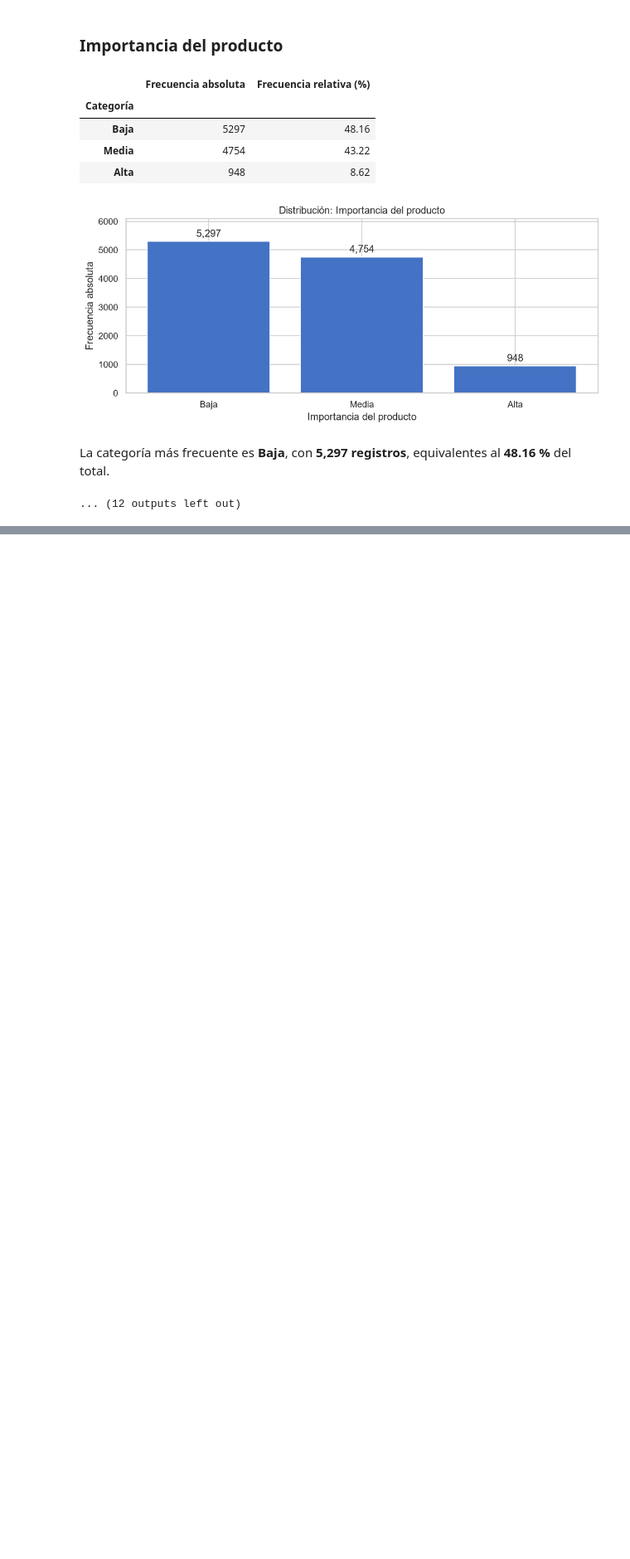
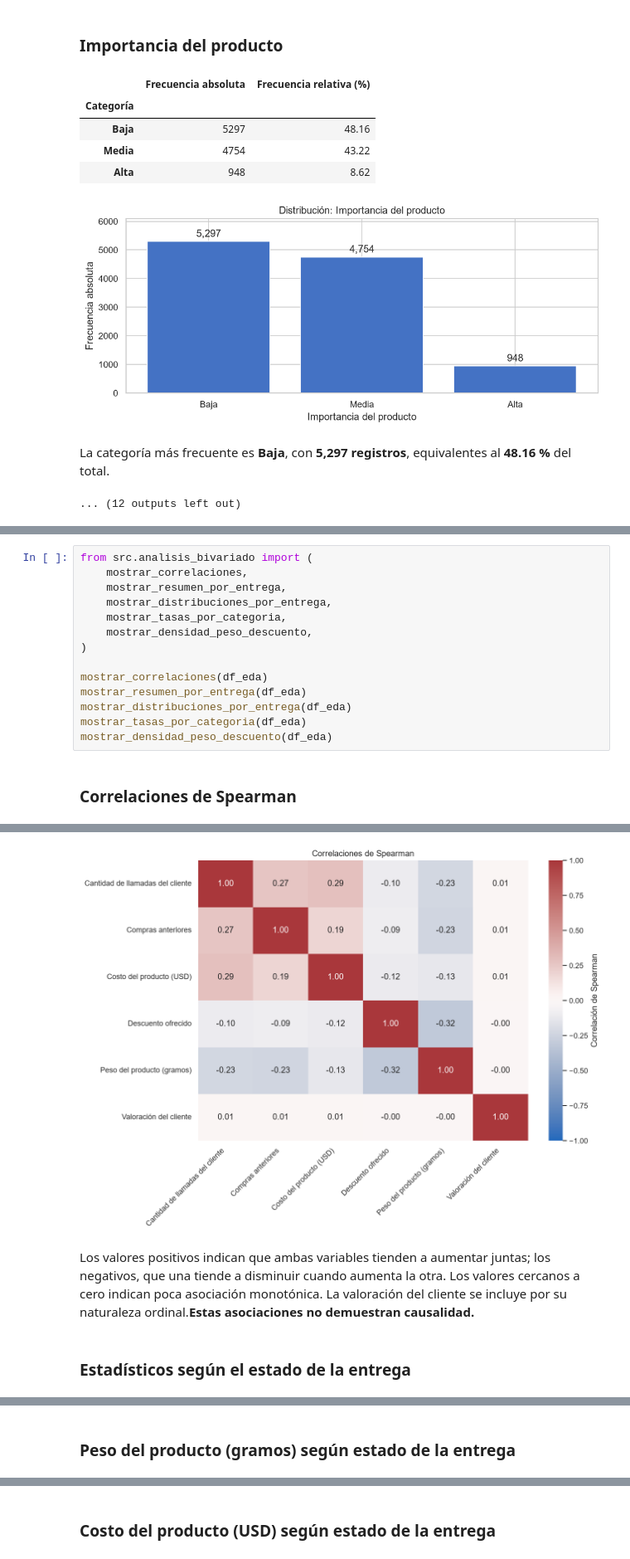
Before and after one commit to jorge170102/ESTAD-STICA-COMPUTACIONAL---Grupo-7--MCDI501.202682.1914.EL.ON, a Jupyter notebook: notebooks/sumativa_1.ipynb, the cells around one changed output, grey strips where cells are left out. Shown at 83% size. Cells and saved outputs as stored; diff of their text form; blank space fills up the shorter version.

Commit message:
Análisis bivariado

```diff
--- a/notebooks/sumativa_1.ipynb
+++ b/notebooks/sumativa_1.ipynb
@@ -566,0 +570,16 @@ La categoría más frecuente es **Baja**, con **5,297 registros**, equivalentes
+# %%
+from src.analisis_bivariado import (
+    mostrar_correlaciones,
+    mostrar_resumen_por_entrega,
+    mostrar_distribuciones_por_entrega,
+    mostrar_tasas_por_categoria,
+    mostrar_densidad_peso_descuento,
+)
+
+mostrar_correlaciones(df_eda)
+mostrar_resumen_por_entrega(df_eda)
+mostrar_distribuciones_por_entrega(df_eda)
+mostrar_tasas_por_categoria(df_eda)
+mostrar_densidad_peso_descuento(df_eda)
+# %% [output]
+### Correlaciones de Spearman
@@ -566,0 +593,3 @@ La categoría más frecuente es **Baja**, con **5,297 registros**, equivalentes
+[figure, added]
+Los valores positivos indican que ambas variables tienden a aumentar juntas; los negativos, que una tiende a disminuir cuando aumenta la otra. Los valores cercanos a cero indican poca asociación monotónica. La valoración del cliente se incluye por su naturaleza ordinal.**Estas asociaciones no demuestran causalidad.**
+### Estadísticos según el estado de la entrega
@@ -566,0 +601 @@ La categoría más frecuente es **Baja**, con **5,297 registros**, equivalentes
+### Peso del producto (gramos) según estado de la entrega
@@ -566,0 +604 @@ La categoría más frecuente es **Baja**, con **5,297 registros**, equivalentes
+### Costo del producto (USD) según estado de la entrega
```
Also changed, not shown: parts of 2 cells of this notebook, 1 other file.
